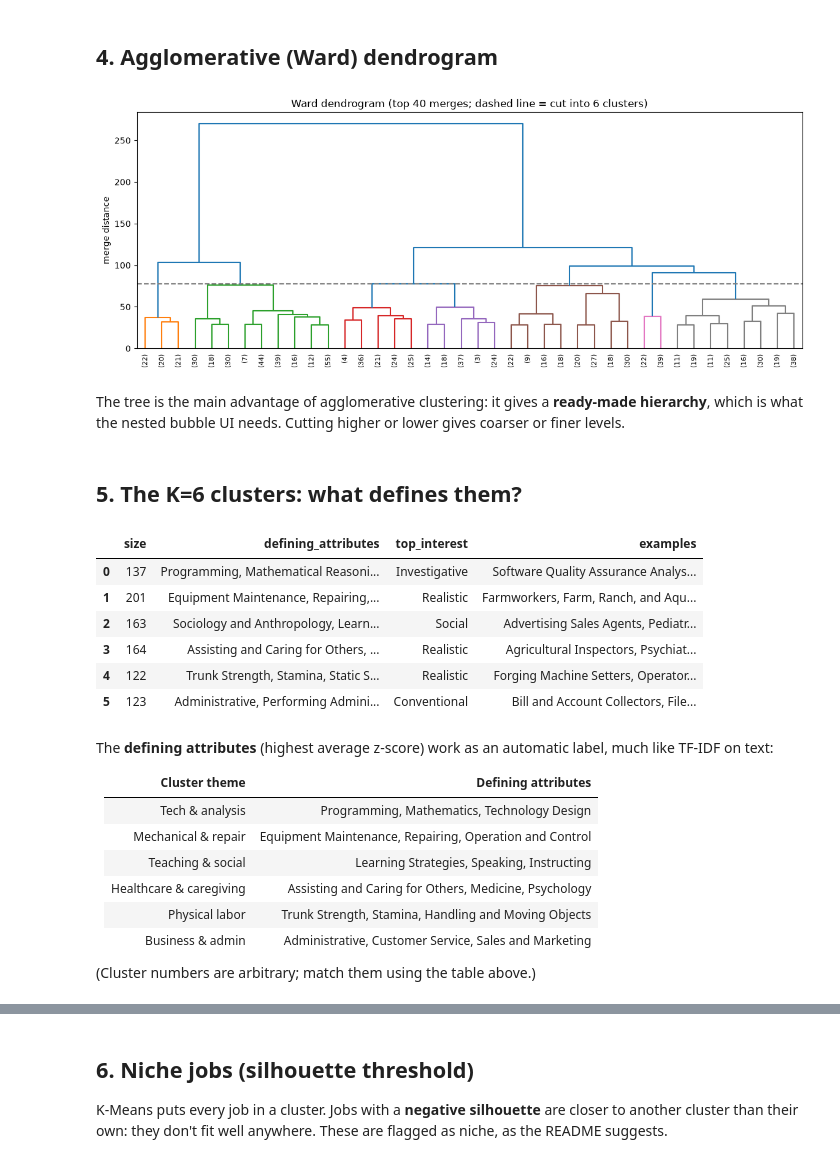
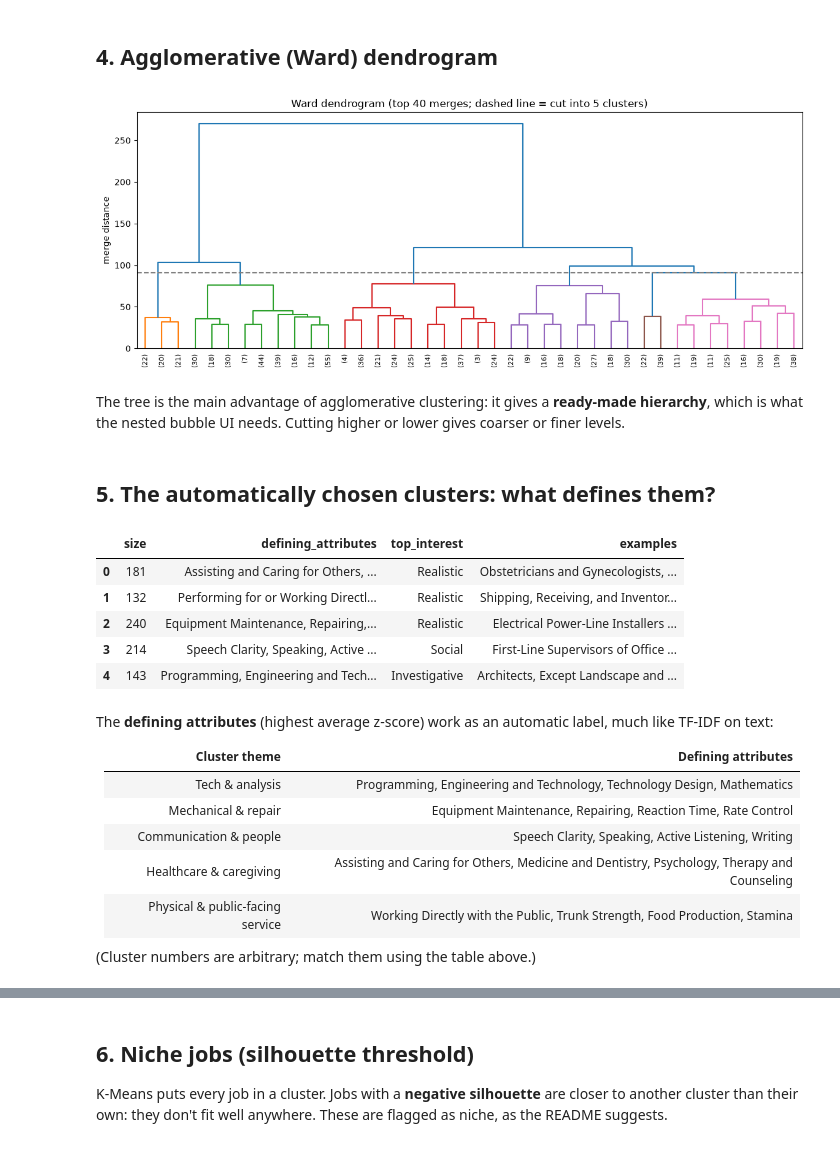
Before and after one commit to ProjectAssembely/Bubbles, a Jupyter notebook: notebooks/03_numeric_clustering.ipynb, the cells around one changed output, grey strips where cells are left out. Drawn from its saved outputs; the diff is of its cells as text; code cells hidden in the pictures.

```diff
--- a/notebooks/03_numeric_clustering.ipynb
+++ b/notebooks/03_numeric_clustering.ipynb
@@ -103,0 +116,23 @@ Since the metrics don't single out a K, we choose by **interpretability**: **K=6
+# %%
+ks = range(2, 31)
+metrics = k_metrics(Z, ks)
+gap = gap_statistic(Z, ks, metrics["inertia"])
+metrics = metrics.join(gap)
+
+picks = pd.Series({
+    "Elbow (Kneedle)": kneedle(ks, metrics["inertia"]),
+    "Silhouette": int(metrics["silhouette"].idxmax()),
+    "Davies-Bouldin": int(metrics["davies_bouldin"].idxmin()),
+    "Calinski-Harabasz": int(metrics["calinski_harabasz"].idxmax()),
+    "Gap statistic": gap_choice(gap),
+}, name="best K (2-30)")
+
+fig, ax = plt.subplots(1, 4, figsize=(18, 3.6))
+for a, col, title in zip(ax, ["silhouette", "davies_bouldin", "calinski_harabasz", "gap"],
+                         ["Silhouette (higher better)", "Davies-Bouldin (lower better)",
+                          "Calinski-Harabasz (higher better)", "Gap statistic"]):
+    a.plot(metrics.index, metrics[col], "o-", ms=3)
+    a.axvspan(K_MIN, K_MAX, color="tab:green", alpha=0.08)
+    a.set(title=title, xlabel="K")
+plt.tight_layout(); plt.show()
+picks.to_frame()
@@ -103,0 +157,8 @@ Since the metrics don't single out a K, we choose by **interpretability**: **K=6
+# %%
+K_AUTO, avg_rank = choose_k(metrics)
+table = metrics.loc[K_MIN:K_MAX, ["silhouette", "davies_bouldin", "calinski_harabasz", "gap"]].round(3)
+table["average rank"] = avg_rank.round(2)
+table["stability (bootstrap ARI)"] = [round(stability(Z, k), 3) for k in table.index]
+print(f"Automatically chosen K = {K_AUTO}   (elbow suggests {picks['Elbow (Kneedle)']}; "
+      f"stability of K=2 for reference: {stability(Z, 2):.2f})")
+table.style.highlight_min(subset=["average rank"], color="#c8e6c9")
@@ -105,19 +187,20 @@ Since the metrics don't single out a K, we choose by **interpretability**: **K=6
 ## 4. Agglomerative (Ward) dendrogram
 # %%
 Lk = linkage(Z, method="ward")
+cut = Lk[-K_AUTO, 2]
 plt.figure(figsize=(14, 5))
-dendrogram(Lk, truncate_mode="lastp", p=40, leaf_rotation=90, color_threshold=Lk[-6, 2])
-plt.axhline(Lk[-6, 2], ls="--", c="grey")
-plt.title("Ward dendrogram (top 40 merges; dashed line = cut into 6 clusters)"); plt.ylabel("merge distance"); plt.show()
+dendrogram(Lk, truncate_mode="lastp", p=40, leaf_rotation=90, color_threshold=cut)
+plt.axhline(cut, ls="--", c="grey")
+plt.title(f"Ward dendrogram (top 40 merges; dashed line = cut into {K_AUTO} clusters)"); plt.ylabel("merge distance"); plt.show()
 # %% [output]
-[figure, old version]
+[figure, new version]
 # %% [markdown]
 The tree is the main advantage of agglomerative clustering: it gives a **ready-made hierarchy**, which is
 what the nested bubble UI needs. Cutting higher or lower gives coarser or finer levels.
 # %% [markdown]
-## 5. The K=6 clusters: what defines them?
+## 5. The automatically chosen clusters: what defines them?
 # %%
-K = 6
+K = K_AUTO
 km = run_kmeans(Z, K)
 labels = km.labels_
 ria = interests.reindex(F_im.index)["top_interest"]
@@ -131,23 +214,21 @@ summary = pd.DataFrame({
 summary
 # %% [output]
 |  | size | defining_attributes | top_interest | examples |
-| 0 | 137 | Programming, Mathematical Reasoni... | Investigative | Software Quality Assurance Analys... |
-| 1 | 201 | Equipment Maintenance, Repairing,... | Realistic | Farmworkers, Farm, Ranch, and Aqu... |
-| 2 | 163 | Sociology and Anthropology, Learn... | Social | Advertising Sales Agents, Pediatr... |
-| 3 | 164 | Assisting and Caring for Others, ... | Realistic | Agricultural Inspectors, Psychiat... |
-| 4 | 122 | Trunk Strength, Stamina, Static S... | Realistic | Forging Machine Setters, Operator... |
-| 5 | 123 | Administrative, Performing Admini... | Conventional | Bill and Account Collectors, File... |
+| 0 | 181 | Assisting and Caring for Others, ... | Realistic | Obstetricians and Gynecologists, ... |
+| 1 | 132 | Performing for or Working Directl... | Realistic | Shipping, Receiving, and Inventor... |
+| 2 | 240 | Equipment Maintenance, Repairing,... | Realistic | Electrical Power-Line Installers ... |
+| 3 | 214 | Speech Clarity, Speaking, Active ... | Social | First-Line Supervisors of Office ... |
+| 4 | 143 | Programming, Engineering and Tech... | Investigative | Architects, Except Landscape and ... |
 # %% [markdown]
 The **defining attributes** (highest average z-score) work as an automatic label, much like TF-IDF on text:
 
 | Cluster theme | Defining attributes |
 |---|---|
-| Tech & analysis | Programming, Mathematics, Technology Design |
-| Mechanical & repair | Equipment Maintenance, Repairing, Operation and Control |
-| Teaching & social | Learning Strategies, Speaking, Instructing |
-| Healthcare & caregiving | Assisting and Caring for Others, Medicine, Psychology |
-| Physical labor | Trunk Strength, Stamina, Handling and Moving Objects |
-| Business & admin | Administrative, Customer Service, Sales and Marketing |
+| Tech & analysis | Programming, Engineering and Technology, Technology Design, Mathematics |
+| Mechanical & repair | Equipment Maintenance, Repairing, Reaction Time, Rate Control |
+| Communication & people | Speech Clarity, Speaking, Active Listening, Writing |
+| Healthcare & caregiving | Assisting and Caring for Others, Medicine and Dentistry, Psychology, Therapy and Counseling |
+| Physical & public-facing service | Working Directly with the Public, Trunk Strength, Food Production, Stamina |
 
 (Cluster numbers are arbitrary; match them using the table above.)
 # %%
```
Also changed, not shown: parts of 13 cells of this notebook, 4 other files.
